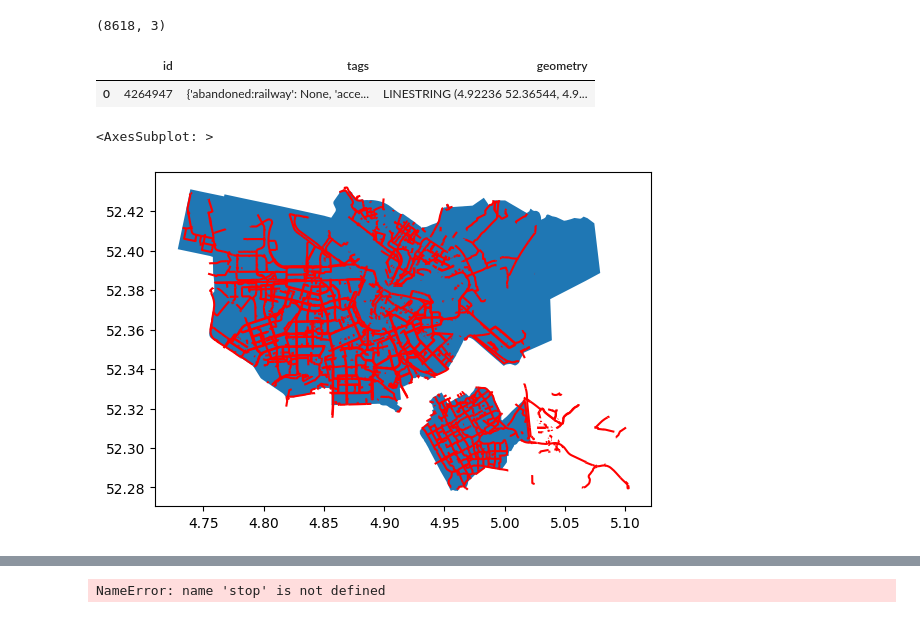
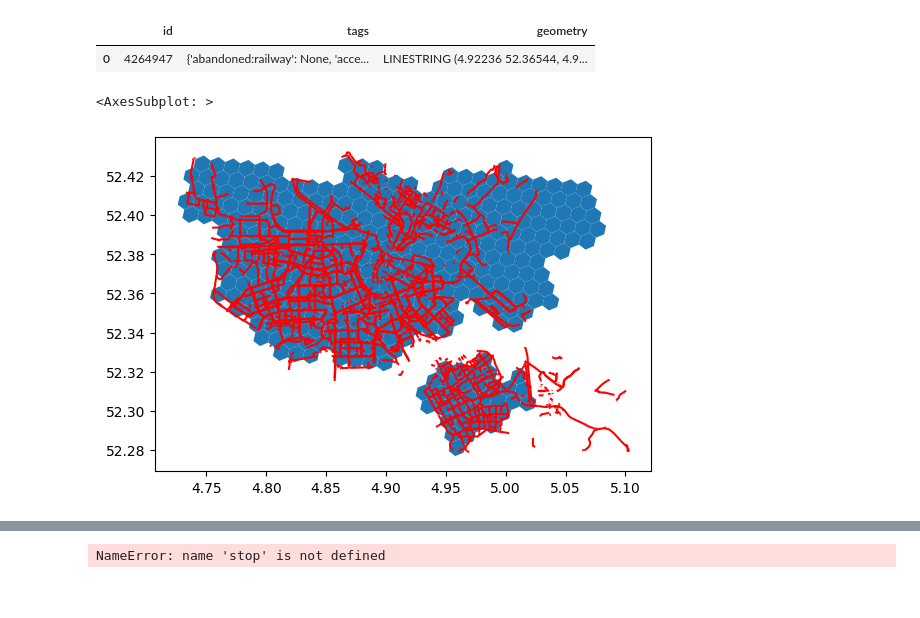
Before and after one commit to juliamorka/bike-paths-analysis, a Jupyter notebook: dev.ipynb, the cells around one changed output, grey strips where cells are left out. Drawn from its saved outputs; the diff is of its cells as text; code cells hidden in the pictures.

```diff
--- a/dev.ipynb
+++ b/dev.ipynb
@@ -12,9 +13,10 @@ import numpy as np
+# %%
+COLS_TO_DROP = ['bbox_north', 'bbox_south', 'bbox_east', 'bbox_west',
+       'place_id', 'osm_type', 'osm_id', 'lat', 'lon', 'class', 'type',
+       'place_rank', 'importance', 'addresstype', 'name', 'display_name']
+HEX_RESOLUTION = 8
 # %%
 amsterdam_bike_paths = gpd.read_parquet("amsterdam_bike_paths_extended.parquet")
-# %%
-amsterdam_bike_paths.shape
-# %% [output]
-(8618, 3)
 # %%
 amsterdam_bike_paths.head(1)
 # %% [output]
@@ -23,8 +25,8 @@ amsterdam_bike_paths.head(1)
 # %%
 amsterdam_gdf = ox.geocode_to_gdf({'city': 'Amsterdam'})
 fig, ax = plt.subplots(1,1)
-amsterdam_gdf.plot(ax=ax)
+amsterdam_gdf.h3.polyfill_resample(HEX_RESOLUTION).plot(ax=ax)
 amsterdam_bike_paths.plot(ax=ax, color="red")
 # %% [output]
 <AxesSubplot: >
-[figure, old version]
+[figure, new version]
```
Also changed, not shown: parts of 40 cells of this notebook, 3 other files.
